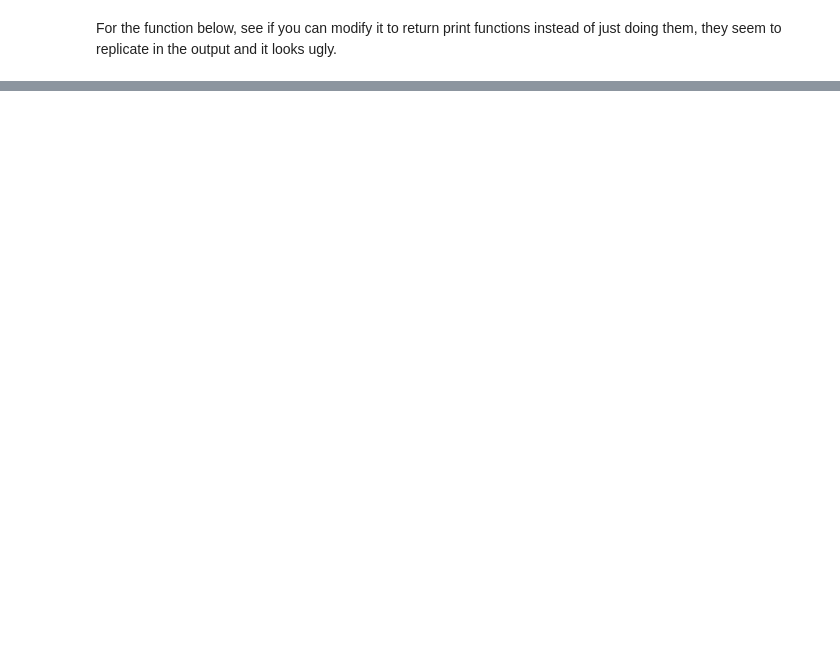
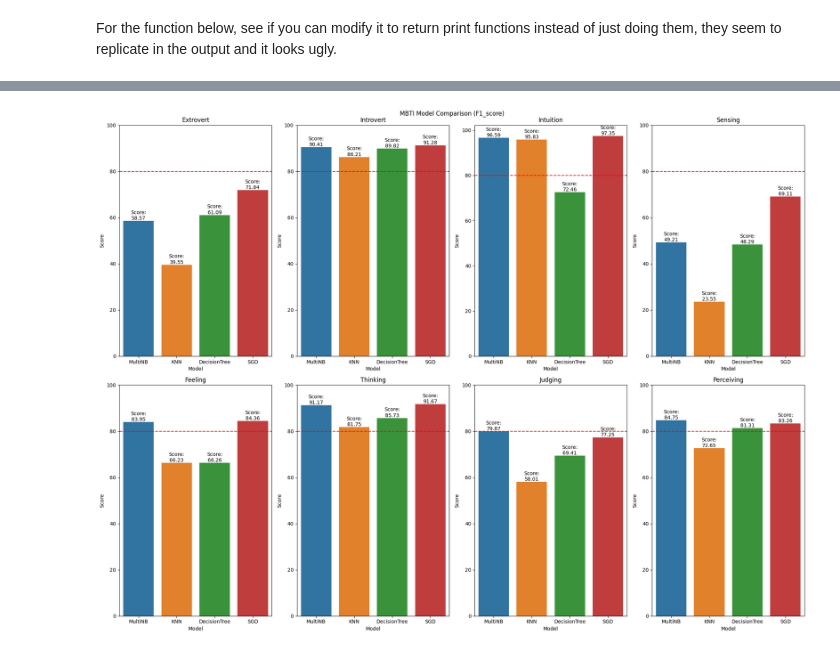
Before and after one commit to MattCarland/post2personality, a Jupyter notebook: model_selection.ipynb, the cells around one changed output, grey strips where cells are left out. Cells and saved outputs as stored; diff of their text form; code cells hidden in the pictures; blank space fills up the shorter version.

Commit message:
Graph and Test models, SGD the best

```diff
--- a/model_selection.ipynb
+++ b/model_selection.ipynb
@@ -269,0 +398,17 @@ MemoryError: Unable to allocate 116. GiB for an array with shape (74246, 209152)
+# %%
+
+def model_score(model):
+    score_df = pd.DataFrame(model, columns=('Metric','Score'))
+    return score_df
+
+MultiNB_df = model_score(MultiNB_List)
+MultiNB_df['Model'] = 'MultiNB'
+SGD_df = model_score(SGD_List)
+SGD_df['Model'] = 'SGD'
+DecisionTree_df = model_score(DecisionTree_List)
+DecisionTree_df['Model'] = 'DecisionTree'
+KNN_df = model_score(KNN_List)
+KNN_df['Model'] = 'KNN'
+
+score_df = pd.concat([MultiNB_df,KNN_df,DecisionTree_df,SGD_df])
+score_df
@@ -269,0 +429,29 @@ MemoryError: Unable to allocate 116. GiB for an array with shape (74246, 209152)
+# %%
+import seaborn as sns
+import matplotlib.pyplot as plt
+fig, axes = plt.subplots(2,4)
+fig.suptitle("MBTI Model Comparison (F1 - Score)")
+
+def barplotter_score_df(mask,plot_name,column,ax):
+    masker = score_df[column] == mask
+    sns.barplot(score_df[masker], x = 'Model', y= 'Score', ax = ax)
+    ax.set_title(plot_name)
+    ax.axhline(y=80, color='r', linestyle = 'dashed')
+    ax.bar_label(ax.containers[0], fmt = 'Score:\n%.2f', label_type='edge')
+
+barplotter_score_df('E_f1','Extrovert', 'Metric', axes[0,0])
+barplotter_score_df('I_f1','Introvert', 'Metric', axes[0,1])
+barplotter_score_df('N_f1','Intuition', 'Metric', axes[0,2])
+barplotter_score_df('S_f1','Sensing', 'Metric', axes[0,3])
+barplotter_score_df('F_f1','Feeling', 'Metric', axes[1,0])
+barplotter_score_df('T_f1','Thinking', 'Metric', axes[1,1])
+barplotter_score_df('J_f1','Judging', 'Metric', axes[1,2])
+barplotter_score_df('P_f1','Perceiving', 'Metric', axes[1,3])
+
+plt.setp(axes, yticks = [0,20,40,60,80,100])
+
+fig.set_figheight(15)
+fig.set_figwidth(20)
+fig.tight_layout()
+# %% [output]
+[figure, added]
```
Also changed, not shown: parts of 21 cells of this notebook.
